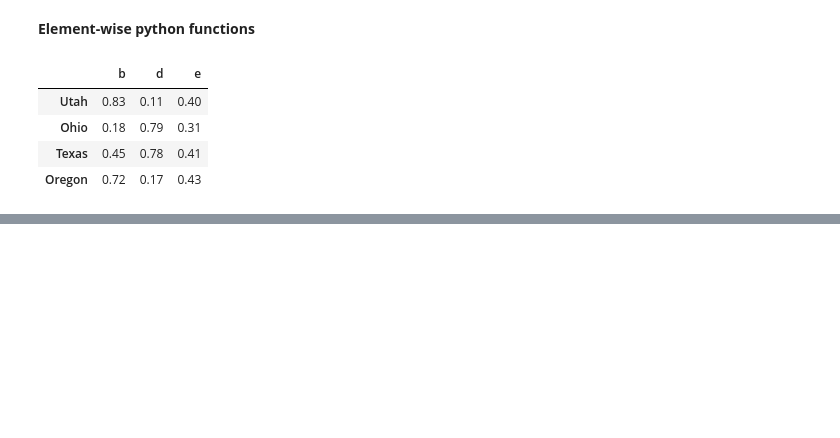
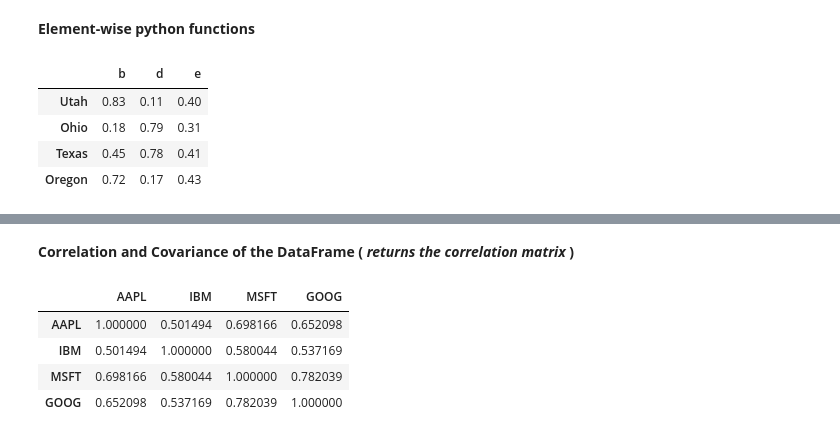
Before and after one commit to lzeng11bc/pandas-practice, a Jupyter notebook: pandas_practice2.ipynb, the cells around one changed output, grey strips where cells are left out. Cells and saved outputs as stored; diff of their text form; code cells hidden in the pictures; blank space fills up the shorter version.

```diff
--- a/pandas_practice2.ipynb
+++ b/pandas_practice2.ipynb
@@ -631,0 +895,10 @@ frame.applymap(format)
+# %% [markdown]
+**Correlation and Covariance of the DataFrame ( _returns the correlation matrix_ )**
+# %%
+returns.corr()
+# %% [output]
+|  | AAPL | IBM | MSFT | GOOG |
+| AAPL | 1.000000 | 0.501494 | 0.698166 | 0.652098 |
+| IBM | 0.501494 | 1.000000 | 0.580044 | 0.537169 |
+| MSFT | 0.698166 | 0.580044 | 1.000000 | 0.782039 |
+| GOOG | 0.652098 | 0.537169 | 0.782039 | 1.000000 |
```
Also changed, not shown: parts of 65 cells of this notebook, 1 other file.
